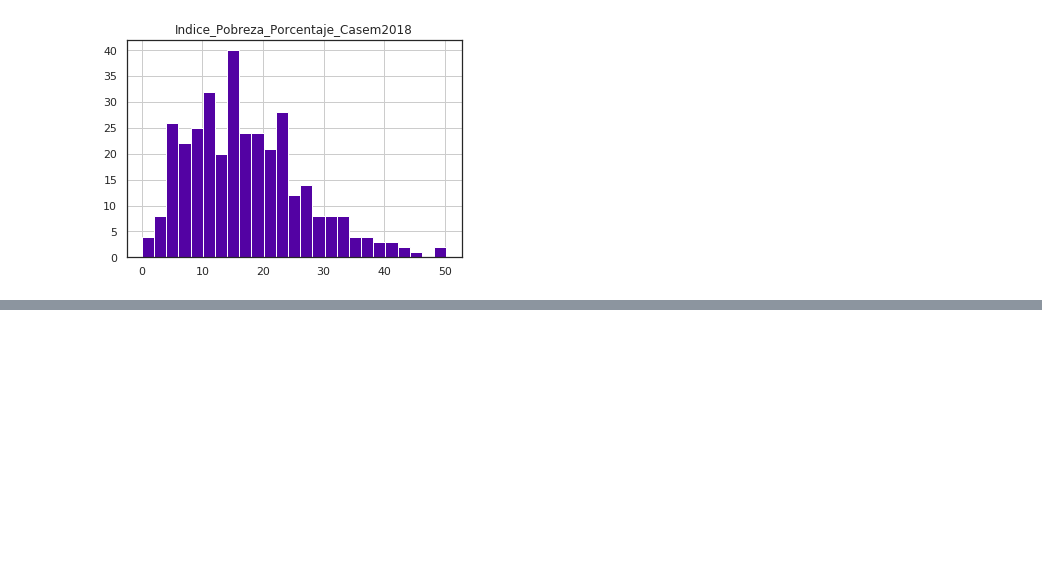
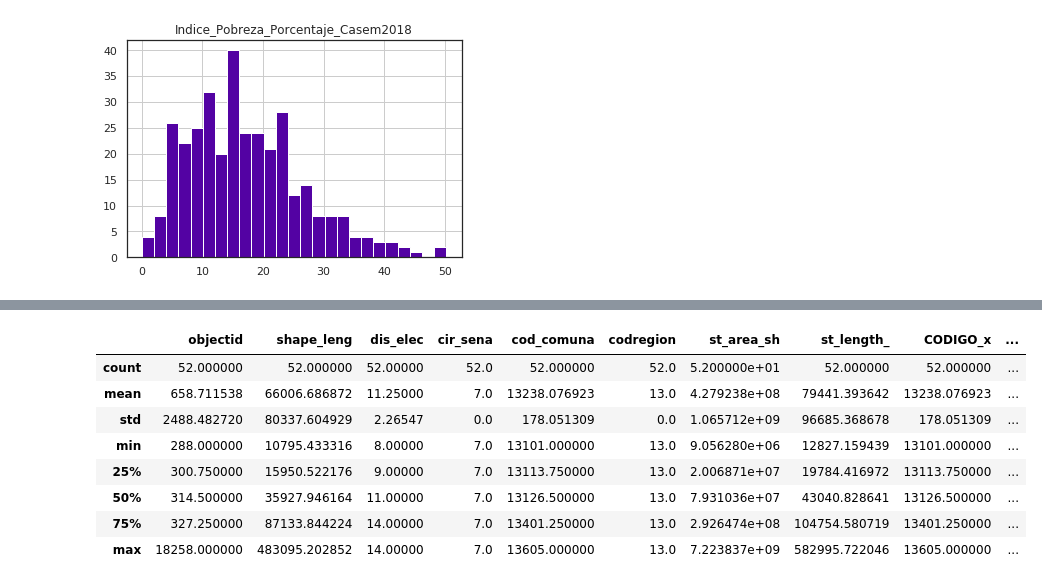
Before and after one commit to jairopinilla/Santiago_desigualdad_python_map, a Jupyter notebook: Visualización Proyecto.ipynb, the cells around one changed output, grey strips where cells are left out. Saved outputs shown, nothing was run; the diff lists cells and outputs as text; code cells hidden in the pictures; blank space fills up the shorter version.

```diff
--- a/Visualización Proyecto.ipynb
+++ b/Visualización Proyecto.ipynb
@@ -97,3 +108,15 @@ datasetRegion.head(200)
+# %%
+datasetRegion.describe()
+# %% [output]
+|  | objectid | shape_leng | dis_elec | cir_sena | cod_comuna | codregion | st_area_sh | st_length_ | CODIGO_x | ... |
+| count | 52.000000 | 52.000000 | 52.00000 | 52.0 | 52.000000 | 52.0 | 5.200000e+01 | 52.000000 | 52.000000 | ... |
+| mean | 658.711538 | 66006.686872 | 11.25000 | 7.0 | 13238.076923 | 13.0 | 4.279238e+08 | 79441.393642 | 13238.076923 | ... |
+| std | 2488.482720 | 80337.604929 | 2.26547 | 0.0 | 178.051309 | 0.0 | 1.065712e+09 | 96685.368678 | 178.051309 | ... |
+| min | 288.000000 | 10795.433316 | 8.00000 | 7.0 | 13101.000000 | 13.0 | 9.056280e+06 | 12827.159439 | 13101.000000 | ... |
+| 25% | 300.750000 | 15950.522176 | 9.00000 | 7.0 | 13113.750000 | 13.0 | 2.006871e+07 | 19784.416972 | 13113.750000 | ... |
+| 50% | 314.500000 | 35927.946164 | 11.00000 | 7.0 | 13126.500000 | 13.0 | 7.931036e+07 | 43040.828641 | 13126.500000 | ... |
+| 75% | 327.250000 | 87133.844224 | 14.00000 | 7.0 | 13401.250000 | 13.0 | 2.926474e+08 | 104754.580719 | 13401.250000 | ... |
+| max | 18258.000000 | 483095.202852 | 14.00000 | 7.0 | 13605.000000 | 13.0 | 7.223837e+09 | 582995.722046 | 13605.000000 | ... |
 # %%
 datasetRegion[datasetRegion['Comuna']=='Puente Alto'].head()
 # %% [output]
```
Also changed, not shown: parts of 10 cells of this notebook, 1 other file.
